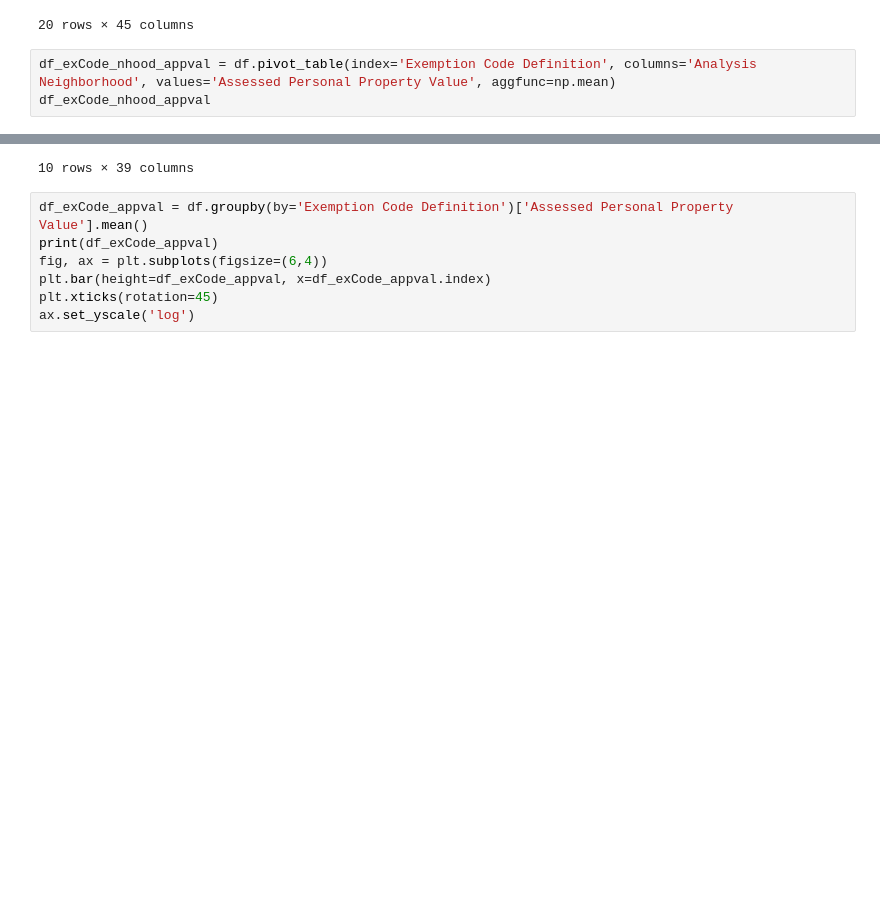
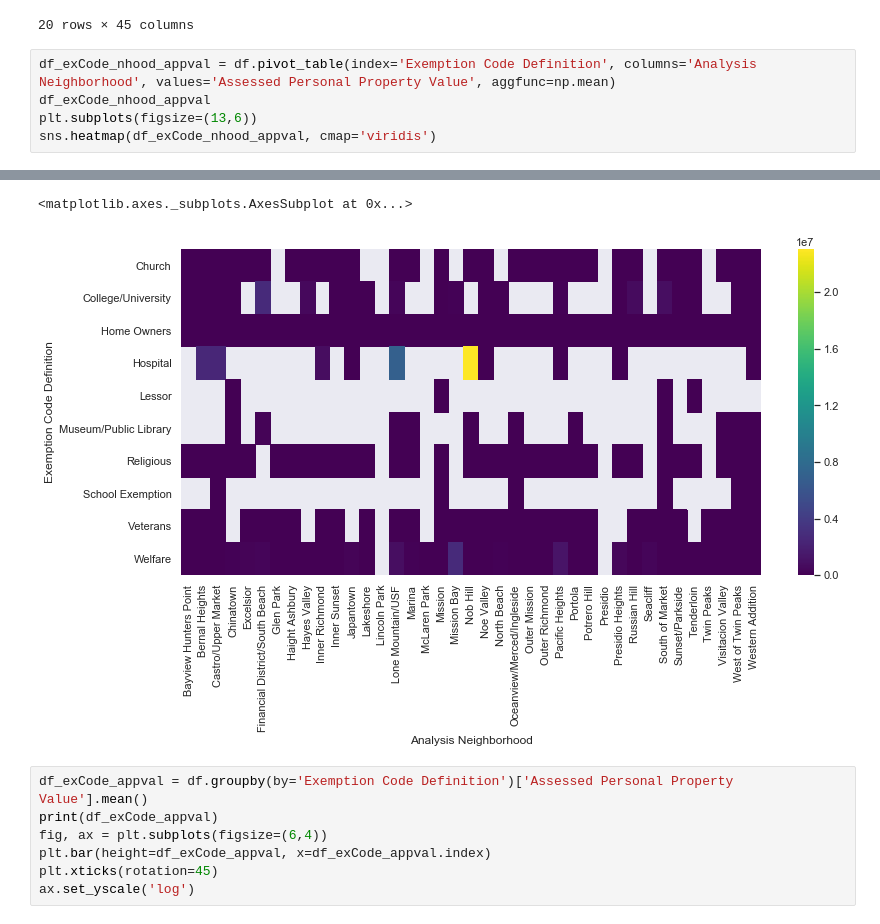
Before and after one commit to daericks/datasf, a Jupyter notebook: notebooks/property_tax_rolls-explore.ipynb, the cells around one changed output, grey strips where cells are left out. Drawn from its saved outputs; the diff is of its cells as text; blank space fills up the shorter version.

```diff
--- a/notebooks/property_tax_rolls-explore.ipynb
+++ b/notebooks/property_tax_rolls-explore.ipynb
@@ -254,4 +254,6 @@ df.loc[list]
 # %%
 df_exCode_nhood_appval = df.pivot_table(index='Exemption Code Definition', columns='Analysis Neighborhood', values='Assessed Personal Property Value', aggfunc=np.mean)
 df_exCode_nhood_appval
+plt.subplots(figsize=(13,6))
+sns.heatmap(df_exCode_nhood_appval, cmap='viridis')
 # %% [output]
@@ -270,4 +260,5 @@ df_exCode_nhood_appval
-10 rows × 39 columns
+<matplotlib.axes._subplots.AxesSubplot at 0x...>
+[figure, added]
 # %%
 df_exCode_appval = df.groupby(by='Exemption Code Definition')['Assessed Personal Property Value'].mean()
 print(df_exCode_appval)
```
Also changed, not shown: parts of 3 cells of this notebook.
